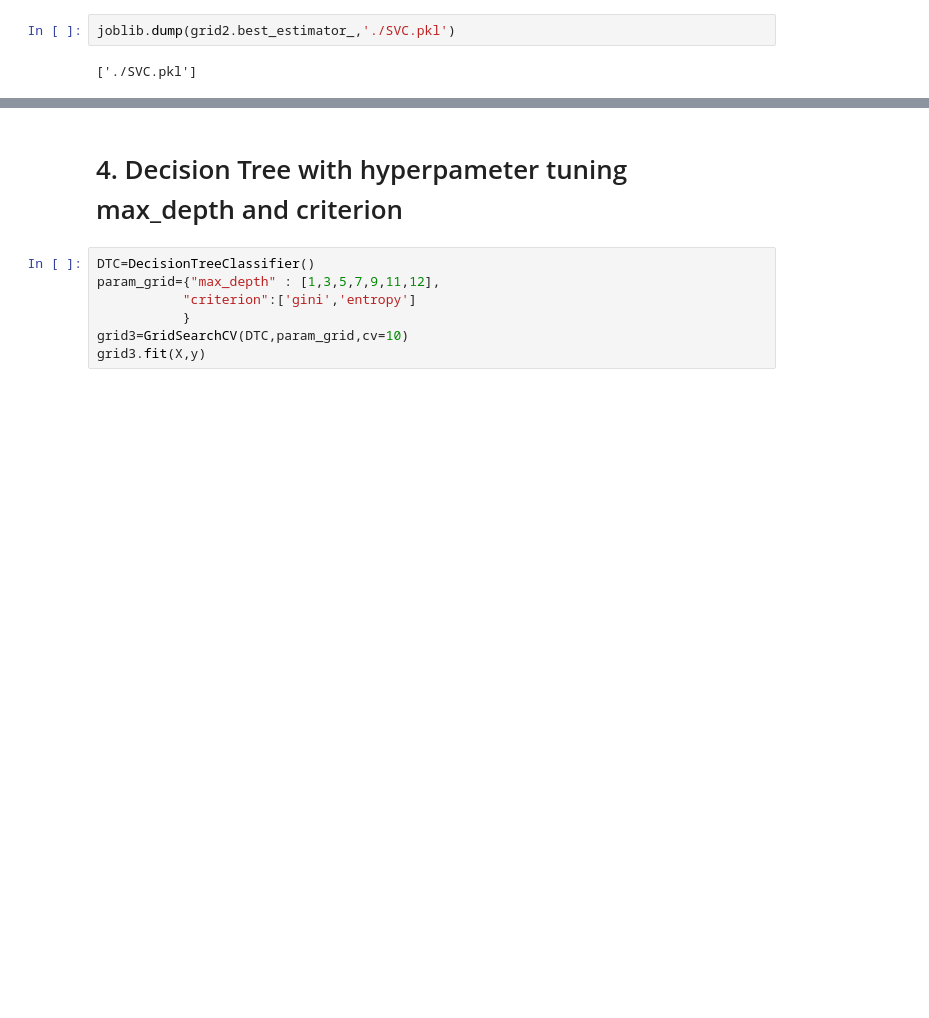
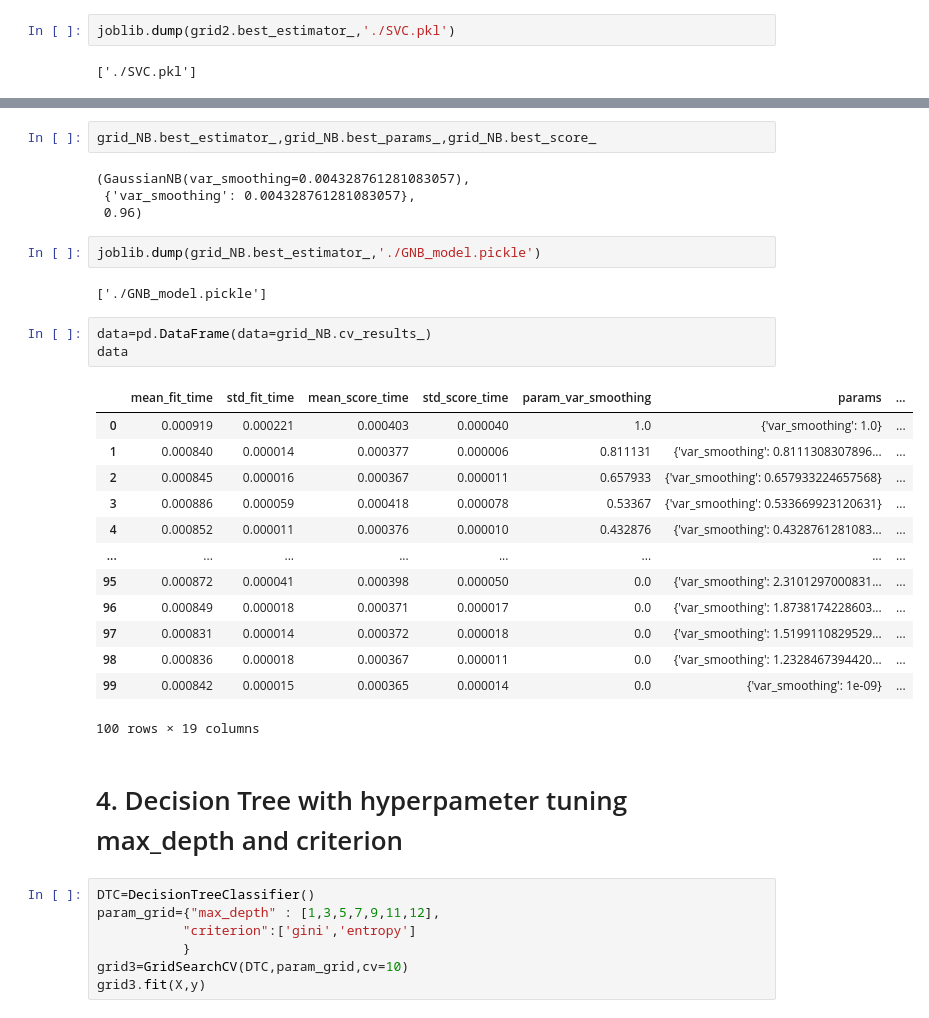
Before and after one commit to PriyankaSharma0925/Kaggle, a Jupyter notebook: irisgridsearchcv.ipynb, the cells around one changed output, grey strips where cells are left out. Saved outputs shown, nothing was run; the diff lists cells and outputs as text; blank space fills up the shorter version.

```diff
--- a/irisgridsearchcv.ipynb
+++ b/irisgridsearchcv.ipynb
@@ -318,3 +344,30 @@ joblib.dump(grid2.best_estimator_,'./SVC.pkl')
+# %%
+grid_NB.best_estimator_,grid_NB.best_params_,grid_NB.best_score_
+# %% [output]
+(GaussianNB(var_smoothing=0.004328761281083057),
+ {'var_smoothing': 0.004328761281083057},
+ 0.96)
+# %%
+joblib.dump(grid_NB.best_estimator_,'./GNB_model.pickle')
+# %% [output]
+['./GNB_model.pickle']
+# %%
+data=pd.DataFrame(data=grid_NB.cv_results_)
+data
+# %% [output]
+|  | mean_fit_time | std_fit_time | mean_score_time | std_score_time | param_var_smoothing | params | ... |
+| 0 | 0.000919 | 0.000221 | 0.000403 | 0.000040 | 1.0 | {'var_smoothing': 1.0} | ... |
+| 1 | 0.000840 | 0.000014 | 0.000377 | 0.000006 | 0.811131 | {'var_smoothing': 0.8111308307896... | ... |
+| 2 | 0.000845 | 0.000016 | 0.000367 | 0.000011 | 0.657933 | {'var_smoothing': 0.657933224657568} | ... |
+| 3 | 0.000886 | 0.000059 | 0.000418 | 0.000078 | 0.53367 | {'var_smoothing': 0.533669923120631} | ... |
+| 4 | 0.000852 | 0.000011 | 0.000376 | 0.000010 | 0.432876 | {'var_smoothing': 0.4328761281083... | ... |
+| ... | ... | ... | ... | ... | ... | ... | ... |
+| 95 | 0.000872 | 0.000041 | 0.000398 | 0.000050 | 0.0 | {'var_smoothing': 2.3101297000831... | ... |
+| 96 | 0.000849 | 0.000018 | 0.000371 | 0.000017 | 0.0 | {'var_smoothing': 1.8738174228603... | ... |
+| 97 | 0.000831 | 0.000014 | 0.000372 | 0.000018 | 0.0 | {'var_smoothing': 1.5199110829529... | ... |
+| 98 | 0.000836 | 0.000018 | 0.000367 | 0.000011 | 0.0 | {'var_smoothing': 1.2328467394420... | ... |
+| 99 | 0.000842 | 0.000015 | 0.000365 | 0.000014 | 0.0 | {'var_smoothing': 1e-09} | ... |
+100 rows × 19 columns
 # %% [markdown]
 #  4. Decision Tree with hyperpameter tuning max_depth and criterion
 # %%
```
Also changed, not shown: parts of 9 cells of this notebook.
